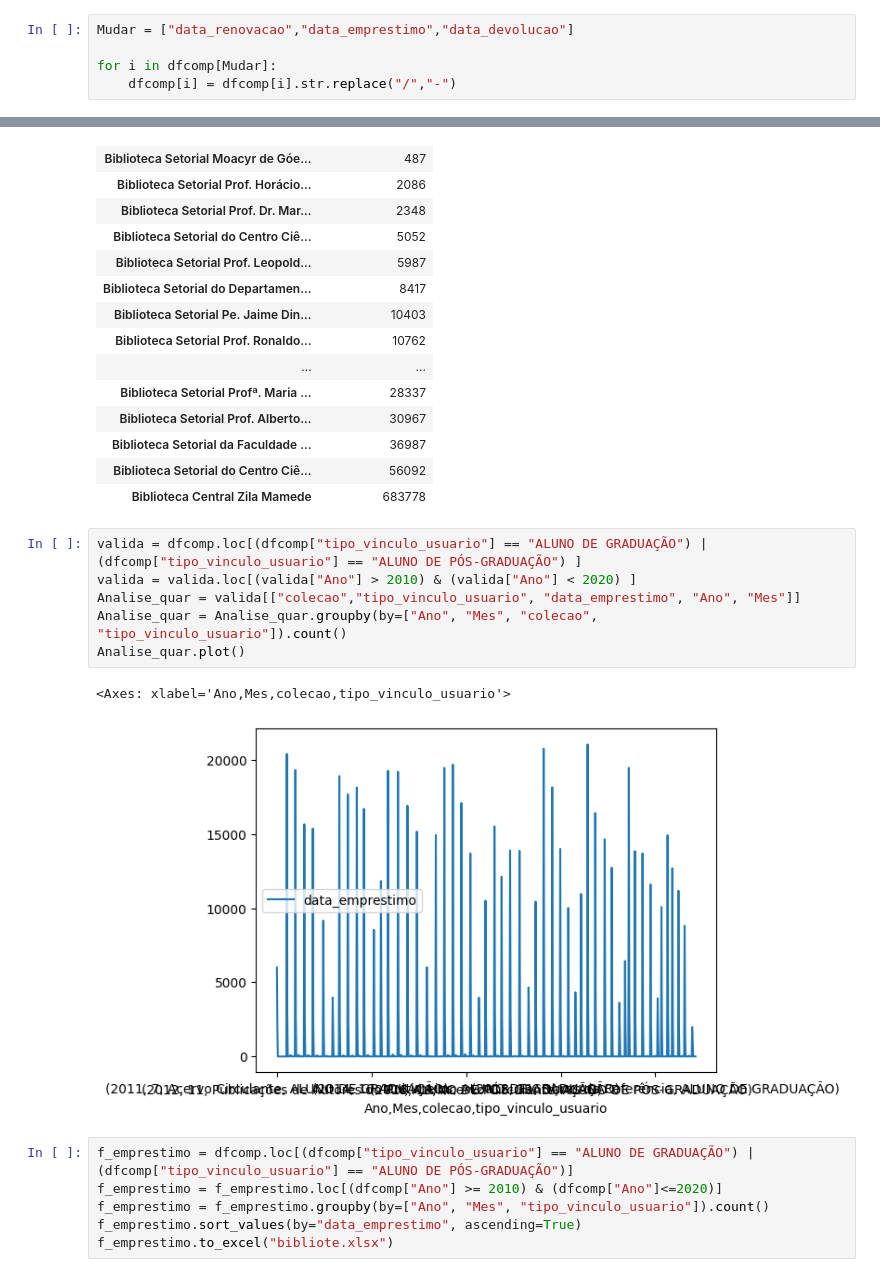
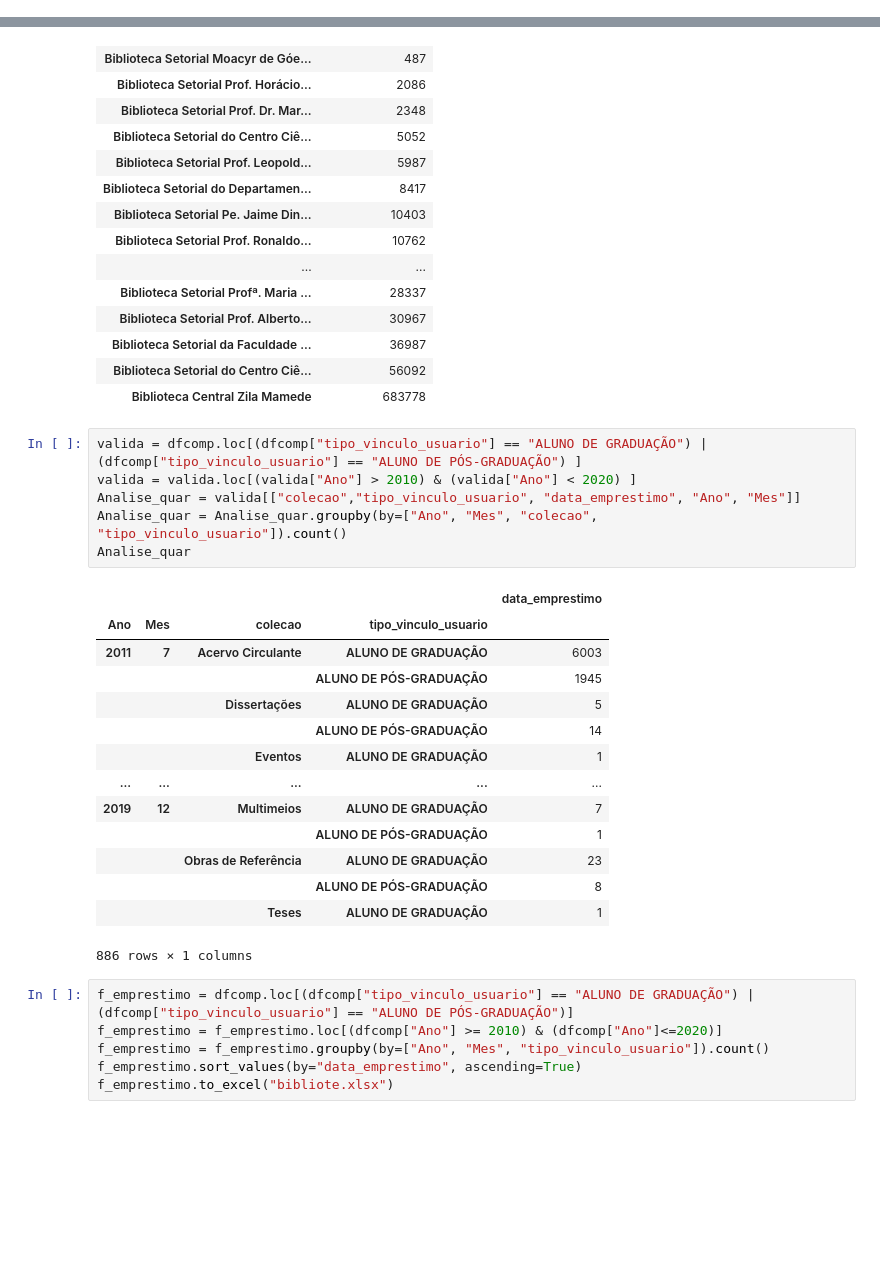
Before and after one commit to Nilshiniti/Projeto_Livraria_Pandas, a Jupyter notebook: primeiro_dia.ipynb, the cells around one changed output, grey strips where cells are left out. Saved outputs shown, nothing was run; the diff lists cells and outputs as text; blank space fills up the shorter version.

```diff
--- a/primeiro_dia.ipynb
+++ b/primeiro_dia.ipynb
@@ -106,11 +43,6 @@ def CDU_nova (valor):
 
 dfcomp["CDU"] = dfcomp['localizacao'].apply(CDU_nova)
 #cria uma coluna nova e com base na coluna localização, aplica a função CDU_nova, o valor inserido na linha entra como valor da função
-# %%
-Mudar = ["data_renovacao","data_emprestimo","data_devolucao"]
-
-for i in dfcomp[Mudar]:
-    dfcomp[i] = dfcomp[i].str.replace("/","-")
 # %%
 Mudar = ["data_renovacao","data_emprestimo","data_devolucao"]
 #dfcomp = pd.to_datetime(dfcomp[Mudar], format='%Y%m%d', errors='ignore')
@@ -274,12 +205,24 @@ biblioteca
 # %%
 valida = dfcomp.loc[(dfcomp["tipo_vinculo_usuario"] == "ALUNO DE GRADUAÇÃO") | (dfcomp["tipo_vinculo_usuario"] == "ALUNO DE PÓS-GRADUAÇÃO") ]
 valida = valida.loc[(valida["Ano"] > 2010) & (valida["Ano"] < 2020) ]
 Analise_quar = valida[["colecao","tipo_vinculo_usuario", "data_emprestimo", "Ano", "Mes"]]
 Analise_quar = Analise_quar.groupby(by=["Ano", "Mes", "colecao", "tipo_vinculo_usuario"]).count()
-Analise_quar.plot()
+Analise_quar
 # %% [output]
+|  |  |  |  | data_emprestimo |
+| Ano | Mes | colecao | tipo_vinculo_usuario |  |
+| 2011 | 7 | Acervo Circulante | ALUNO DE GRADUAÇÃO | 6003 |
+|  |  |  | ALUNO DE PÓS-GRADUAÇÃO | 1945 |
+|  |  | Dissertações | ALUNO DE GRADUAÇÃO | 5 |
+|  |  |  | ALUNO DE PÓS-GRADUAÇÃO | 14 |
+|  |  | Eventos | ALUNO DE GRADUAÇÃO | 1 |
+| ... | ... | ... | ... | ... |
+| 2019 | 12 | Multimeios | ALUNO DE GRADUAÇÃO | 7 |
+|  |  |  | ALUNO DE PÓS-GRADUAÇÃO | 1 |
+|  |  | Obras de Referência | ALUNO DE GRADUAÇÃO | 23 |
+|  |  |  | ALUNO DE PÓS-GRADUAÇÃO | 8 |
+|  |  | Teses | ALUNO DE GRADUAÇÃO | 1 |
-<Axes: xlabel='Ano,Mes,colecao,tipo_vinculo_usuario'>
+886 rows × 1 columns
-[figure, removed]
 # %%
 f_emprestimo = dfcomp.loc[(dfcomp["tipo_vinculo_usuario"] == "ALUNO DE GRADUAÇÃO") | (dfcomp["tipo_vinculo_usuario"] == "ALUNO DE PÓS-GRADUAÇÃO")]
 f_emprestimo = f_emprestimo.loc[(dfcomp["Ano"] >= 2010) & (dfcomp["Ano"]<=2020)]
```
Also changed, not shown: parts of 11 cells of this notebook.
